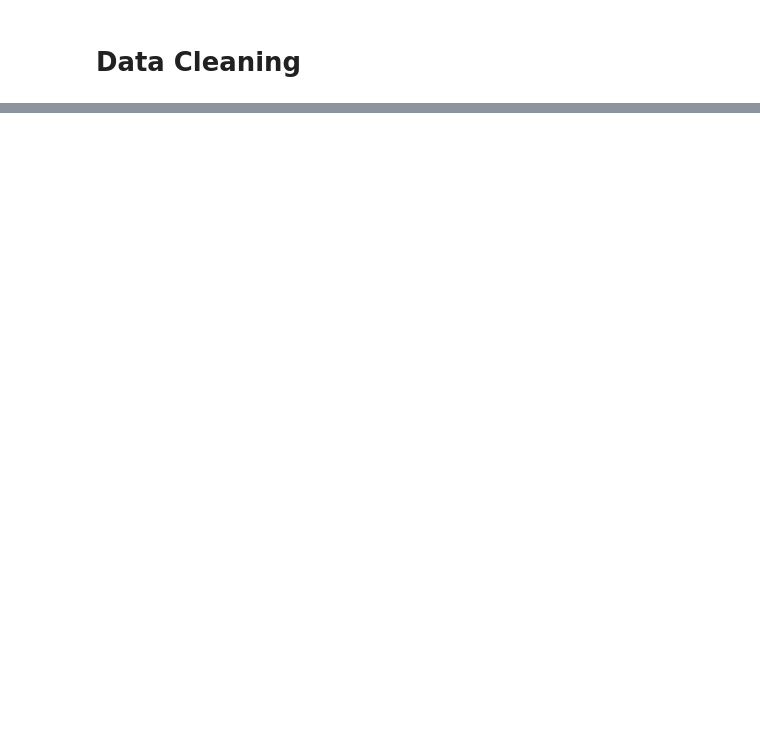
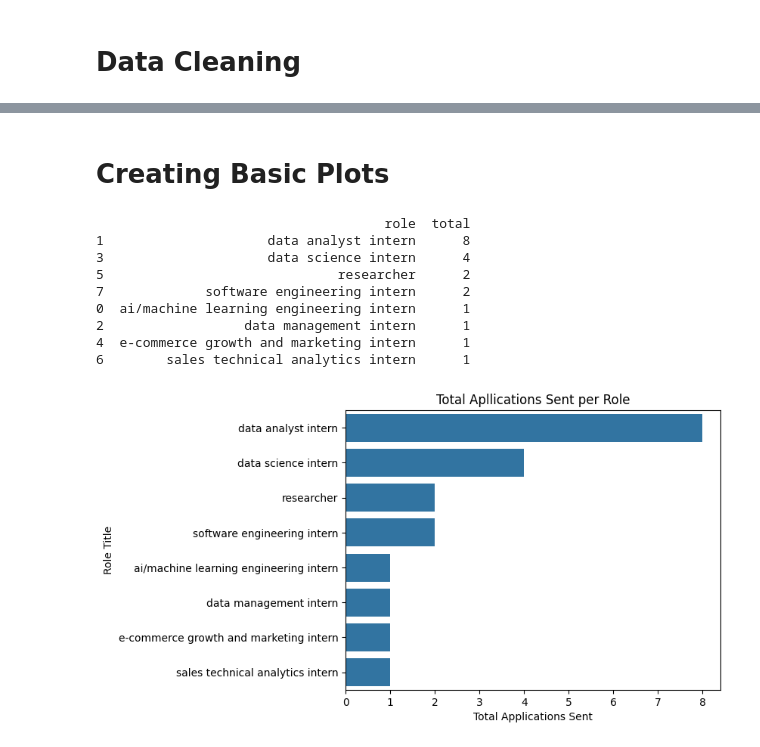
Before and after one commit to rcdavid1/application-analysis, a Jupyter notebook: analysis.ipynb, the cells around one changed output, grey strips where cells are left out. Saved outputs shown, nothing was run; the diff lists cells and outputs as text; code cells hidden in the pictures; blank space fills up the shorter version.

Commit message:
Dealt with NaN and DateTime values, standardized relevant column str types into lowercase, created two visualizations to display total apps sent depending on role title

```diff
--- a/analysis.ipynb
+++ b/analysis.ipynb
@@ -56,0 +60,15 @@ df
+# %%
+# ensuring type datetime objects are not altered; result dates will eventually become datetime objects as I hear back from employers
+columns_lower = [lower for lower in df.columns if lower not in ["application date", "result date"]] # only capturing columns that are not date columns
+
+# altering all columns except "date" to lowercase strings for ease of use and consistency
+df[columns_lower] = df[columns_lower].astype(str).apply(lambda x: x.str.lower())
+
+# replacing "nan" strings with to the value 0; will convert "yes" and "no" to binary eventually
+df[columns_lower] = df[columns_lower].replace({"nan":0})
+
+# checking types are consistent with the transformation
+df.info()
+
+# checking new dataframe
+df.head(5)
@@ -56,0 +100,29 @@ df
+# %% [markdown]
+# Creating Basic Plots
+# %%
+# creating DataFrameGroupBy object to keep count of number of applications per role
+grouped_role = df.groupby("role").size().reset_index(name = "total").sort_values(by = "total", ascending = False) # grouping data based on role title, using size to keep count, reseting index to return Series object produced by size into DataFrame, and sorting values in descending order
+
+# print text running totals
+print(grouped_role)
+
+# basic bar plot visualization of counts
+sns.barplot(data = grouped_role, x = "total", y = "role")
+
+# adjusting aesthetics: titles
+plt.title("Total Apllications Sent per Role")
+plt.xlabel("Total Applications Sent")
+plt.ylabel("Role Title")
+
+plt.show()
+# %% [output]
+                                     role  total
+1                     data analyst intern      8
+3                     data science intern      4
+5                              researcher      2
+7             software engineering intern      2
+0  ai/machine learning engineering intern      1
+2                  data management intern      1
+4  e-commerce growth and marketing intern      1
+6        sales technical analytics intern      1
+[figure, added]
```
Also changed, not shown: parts of 6 cells of this notebook.
